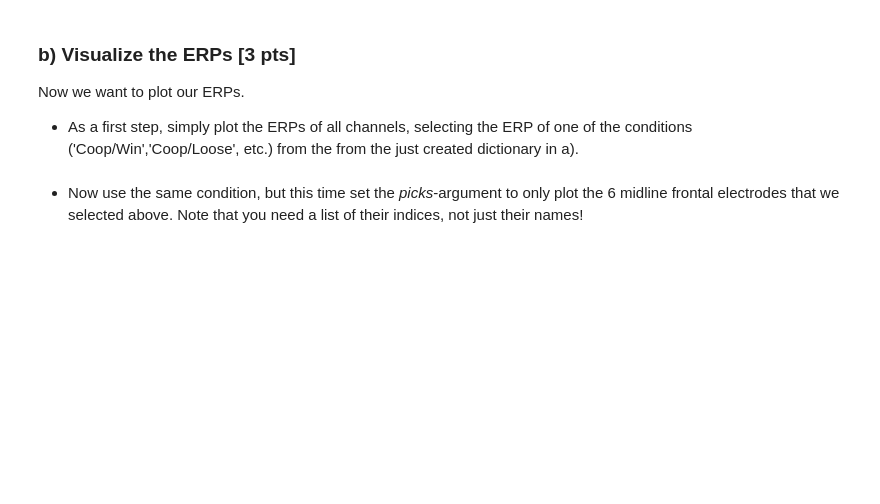
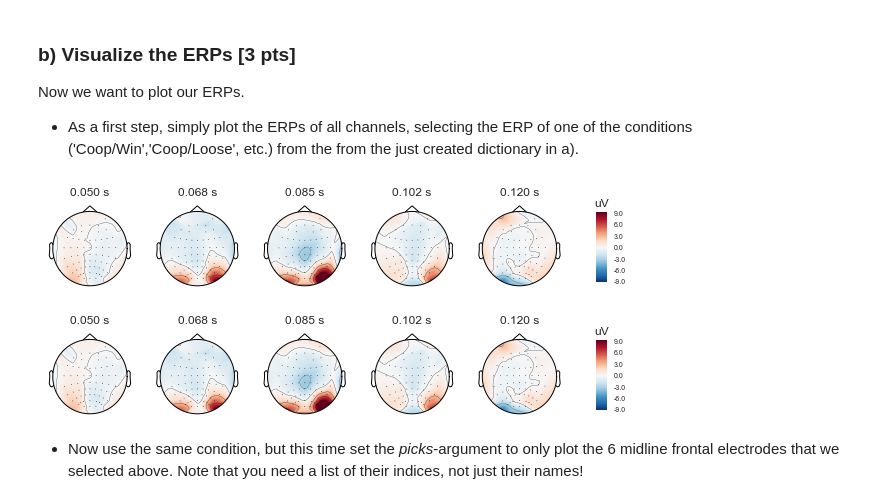
Before and after one commit to NBP-ACC/week-10-acc_9, a Jupyter notebook: Sheet08.ipynb, the cells around one changed output. Cells and saved outputs as stored; diff of their text form; code cells hidden in the pictures; blank space fills up the shorter version.

```diff
--- a/Sheet08.ipynb
+++ b/Sheet08.ipynb
@@ -238,10 +285,10 @@ Refering to the [paper](https://www.frontiersin.org/articles/10.3389/fpsyg.2019.
 # %%
 # create dictionary of ERPs with respect to WIN/ LOOSE events
 
-evoked_dict = {'Coop/Win': epochs["Coop/C"].average(),
-      'Coop/Loose': epochs["Coop/I"].average(),
-      'Comp/Win': epochs["Comp/C"].average(),
-      'Coomp/Loose': epochs["Comp/I)"].average()
+evoked_dict = {'Coop/Win': epochs["Coop/CC"].average(),
+      'Coop/Loose': epochs["Coop/II"].average(),
+      'Comp/Win': epochs["Comp/CI"].average(),
+      'Comp/Loose': epochs["Comp/IC"].average()
               }
 # %% [markdown]
 ### b) Visualize the ERPs [3 pts]
@@ -251,12 +298,16 @@ Now we want to plot our ERPs.
 # %%
 # plot ERPs of all channels for a one of the conditions
 # TODO
-lists = sorted(evoked_dict['Coop/Win'].items()) # sorted by key, return a list of tuples
+#lists = sorted(evoked_dict['Coop/Win'].items()) # sorted by key, return a list of tuples
 
-x, y = zip(*lists) # unpack a list of pairs into two tuples
+#x, y = zip(*lists) # unpack a list of pairs into two tuples
 
-plt.plot(x, y)
-plt.show()
+#plt.plot(x, y)
+#plt.show()
+evoked_dict["Coop/Win"].plot_topomap(times=np.linspace(0.05, 0.12, 5))
+# %% [output]
+[figure, added]
+[figure, added]
 # %% [markdown]
 - Now use the same condition, but this time set the *picks*-argument to only plot the 6 midline frontal electrodes that we selected above. Note that you need a list of their indices, not just their names!
 # %%
```
Also changed, not shown: parts of 10 cells of this notebook.
